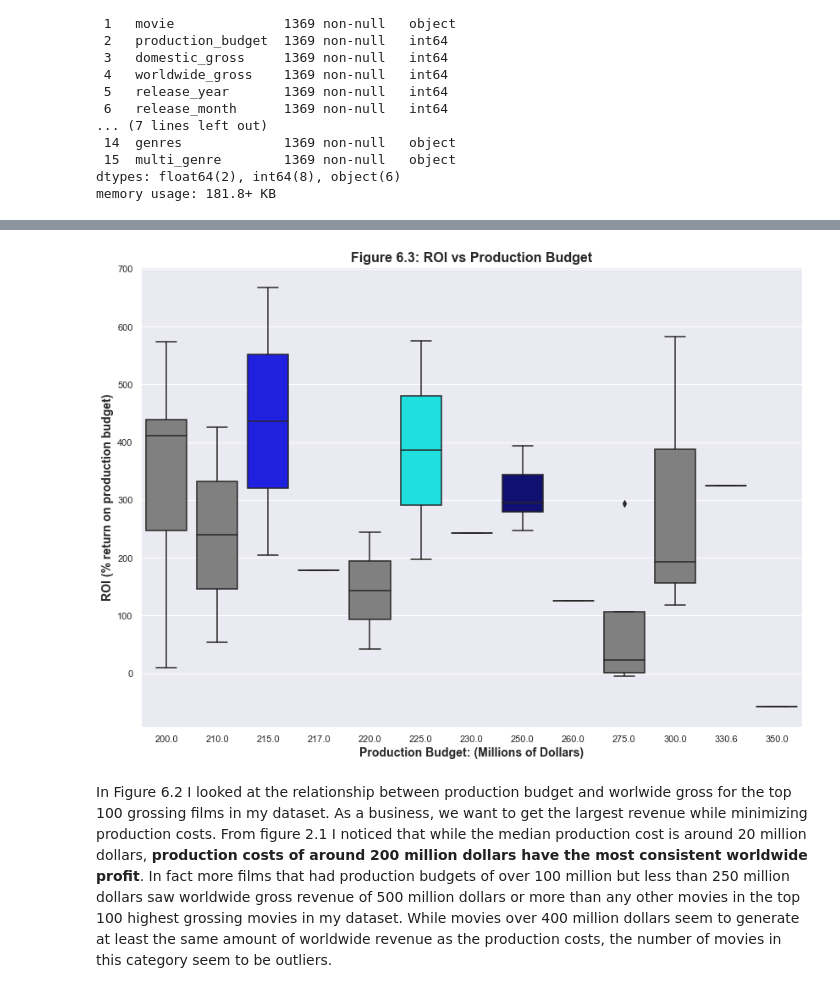
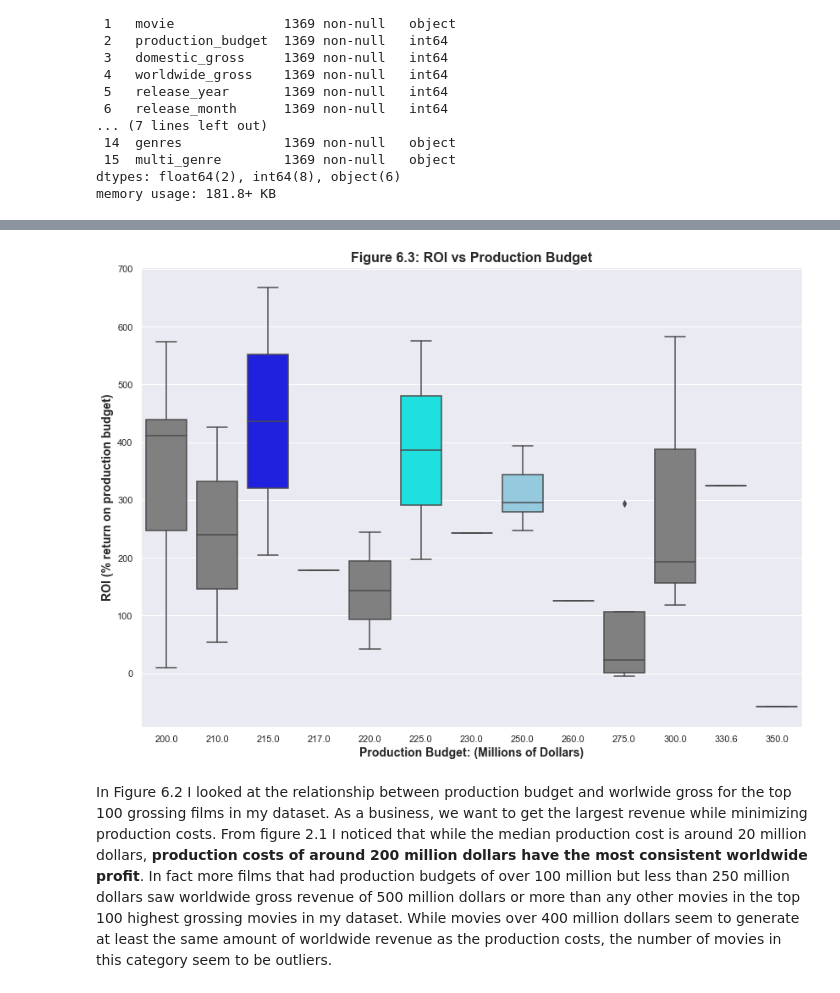
Before and after one commit to dataeducator/dsc-phase-1-project-v2-4, a Jupyter notebook: student.ipynb, the cells around one changed output, grey strips where cells are left out. Saved outputs shown, nothing was run; the diff lists cells and outputs as text; code cells hidden in the pictures.

```diff
--- a/student.ipynb
+++ b/student.ipynb
@@ -800,21 +800,21 @@ new_filtered_movie_ROI_df.describe()
 # %%
 # Plot the relationship between production budget and ROI for films with production budgets between $200 and $375 Million.
 # Set up theme
 sns.set_theme(style="darkgrid", palette="Set2")
 
 # Create plot variables
 data = new_filtered_movie_ROI_df.head(100)
 values = np.array(data.ROI)
 labels = np.array(data.production_budget)/1000000
-colors = ['grey', 'grey', 'blue','grey', 'grey', 'cyan', 'grey', 'navy', 'grey', 'grey']
+colors = ['grey', 'grey', 'blue','grey', 'grey', 'cyan', 'grey', 'skyblue', 'grey', 'grey']
 # Set up plot figure size
 plt.figure(figsize =(14,10))
 ax = sns.boxplot(x = labels, y = values, data=new_filtered_movie_ROI_df.head(100), palette = colors)
 ax.set_title("Figure 6.3: ROI vs Production Budget", weight = 'bold').set_fontsize('16')
 ax.set_xlabel("Production Budget: (Millions of Dollars)", fontsize = '14', weight = 'bold')
 ax.set_ylabel("ROI (% return on production budget)", fontsize = '14', weight = 'bold');
 # %% [output]
-[figure, old version]
+[figure, new version]
 # %% [markdown]
 In Figure 6.2 I looked at the relationship between production budget and worlwide gross for the top 100 grossing films in my dataset. As a business, we want to get the largest revenue while minimizing production costs. From figure 2.1 I noticed that while the median production cost is around 20 million dollars, __production costs of around 200 million dollars have the most consistent worldwide profit__.
 In fact more films that had production budgets of over 100 million but less than 250 million dollars saw worldwide gross revenue of 500 million dollars or more than any other movies in the top 100 highest grossing movies in my dataset. While movies over 400 million dollars seem to generate at least the same amount of worldwide revenue as the production costs, the number of movies in this category seem to be outliers.
```
Also changed, not shown: parts of 6 cells of this notebook.
